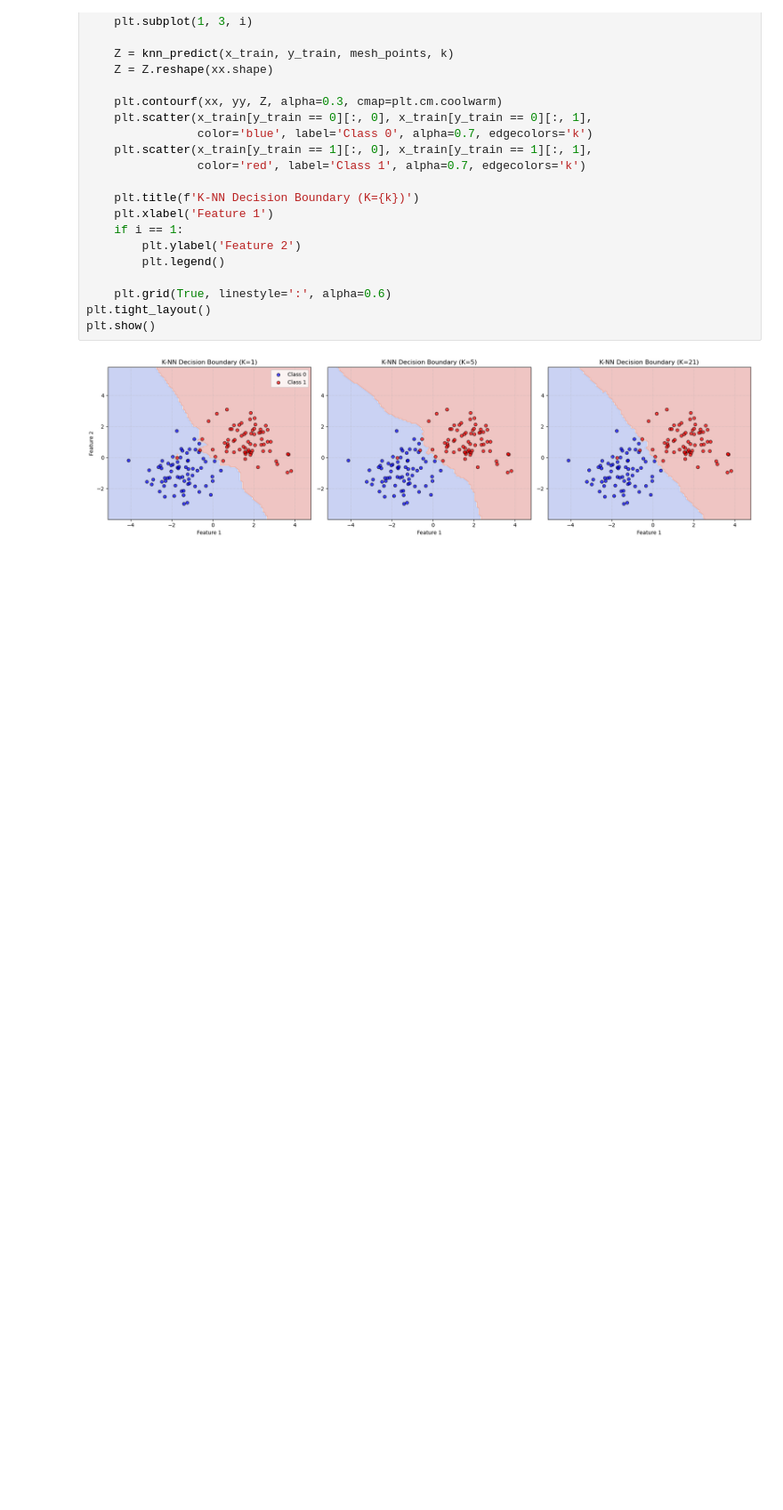
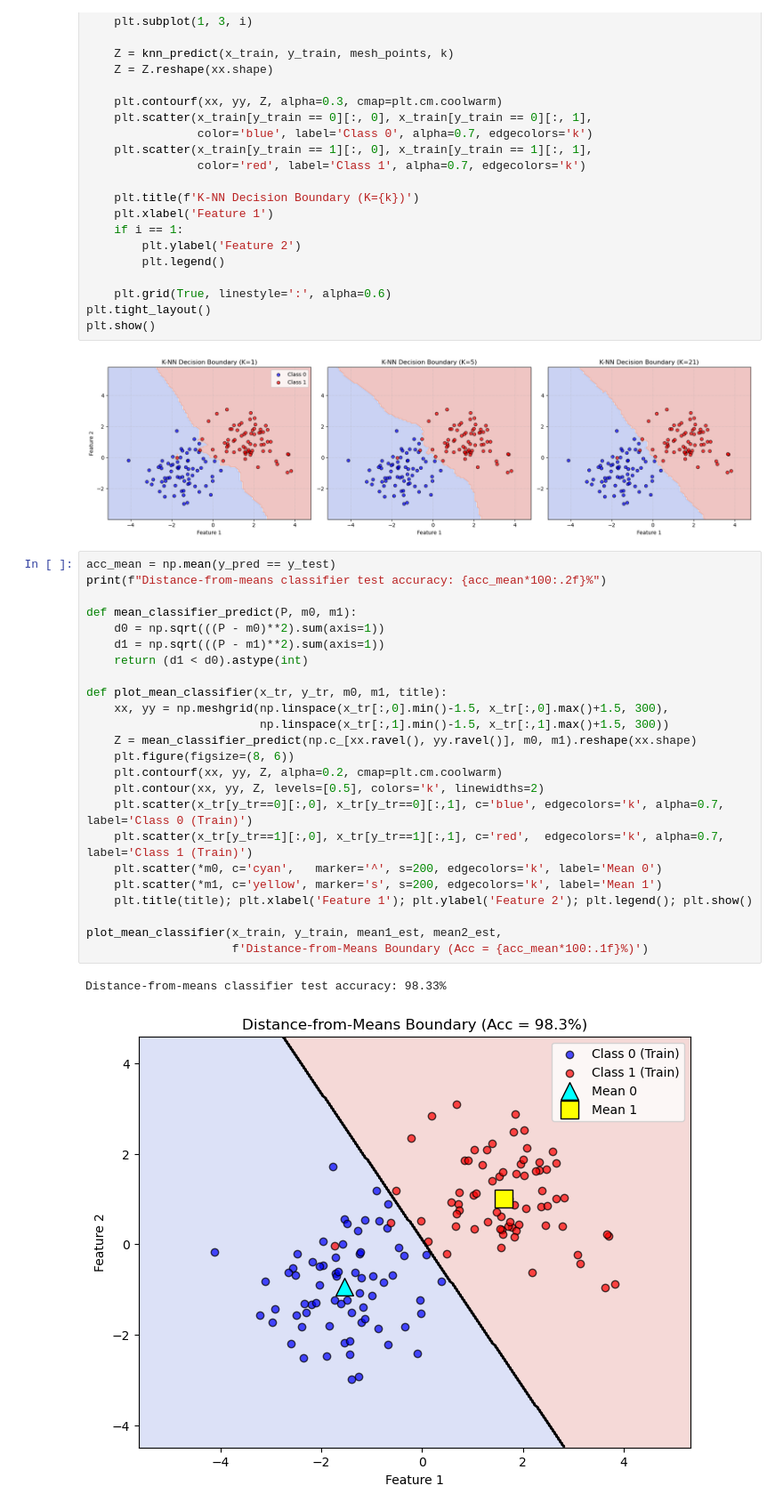
Before and after one commit to VirajBPatel22/DAU-MTech-Journey, a Jupyter notebook: sem 1/Machine Learning/Lab/lab 6/202611047_lab6.ipynb, the cells around one changed output. Shown at 89% size. Drawn from its saved outputs; the diff is of its cells as text; blank space fills up the shorter version.

```diff
--- a/sem 1/Machine Learning/Lab/lab 6/202611047_lab6.ipynb
+++ b/sem 1/Machine Learning/Lab/lab 6/202611047_lab6.ipynb
@@ -175,3 +175,30 @@ plt.tight_layout()
 plt.show()
 # %% [output]
 [figure]
+# %%
+acc_mean = np.mean(y_pred == y_test)
+print(f"Distance-from-means classifier test accuracy: {acc_mean*100:.2f}%")
+
+def mean_classifier_predict(P, m0, m1):
+    d0 = np.sqrt(((P - m0)**2).sum(axis=1))
+    d1 = np.sqrt(((P - m1)**2).sum(axis=1))
+    return (d1 < d0).astype(int)
+
+def plot_mean_classifier(x_tr, y_tr, m0, m1, title):
+    xx, yy = np.meshgrid(np.linspace(x_tr[:,0].min()-1.5, x_tr[:,0].max()+1.5, 300),
+                         np.linspace(x_tr[:,1].min()-1.5, x_tr[:,1].max()+1.5, 300))
+    Z = mean_classifier_predict(np.c_[xx.ravel(), yy.ravel()], m0, m1).reshape(xx.shape)
+    plt.figure(figsize=(8, 6))
+    plt.contourf(xx, yy, Z, alpha=0.2, cmap=plt.cm.coolwarm)
+    plt.contour(xx, yy, Z, levels=[0.5], colors='k', linewidths=2)
+    plt.scatter(x_tr[y_tr==0][:,0], x_tr[y_tr==0][:,1], c='blue', edgecolors='k', alpha=0.7, label='Class 0 (Train)')
+    plt.scatter(x_tr[y_tr==1][:,0], x_tr[y_tr==1][:,1], c='red',  edgecolors='k', alpha=0.7, label='Class 1 (Train)')
+    plt.scatter(*m0, c='cyan',   marker='^', s=200, edgecolors='k', label='Mean 0')
+    plt.scatter(*m1, c='yellow', marker='s', s=200, edgecolors='k', label='Mean 1')
+    plt.title(title); plt.xlabel('Feature 1'); plt.ylabel('Feature 2'); plt.legend(); plt.show()
+
+plot_mean_classifier(x_train, y_train, mean1_est, mean2_est,
+                     f'Distance-from-Means Boundary (Acc = {acc_mean*100:.1f}%)')
+# %% [output]
+Distance-from-means classifier test accuracy: 98.33%
+[figure, added]
```
Also changed, not shown: parts of 12 cells of this notebook, 32 other files.
